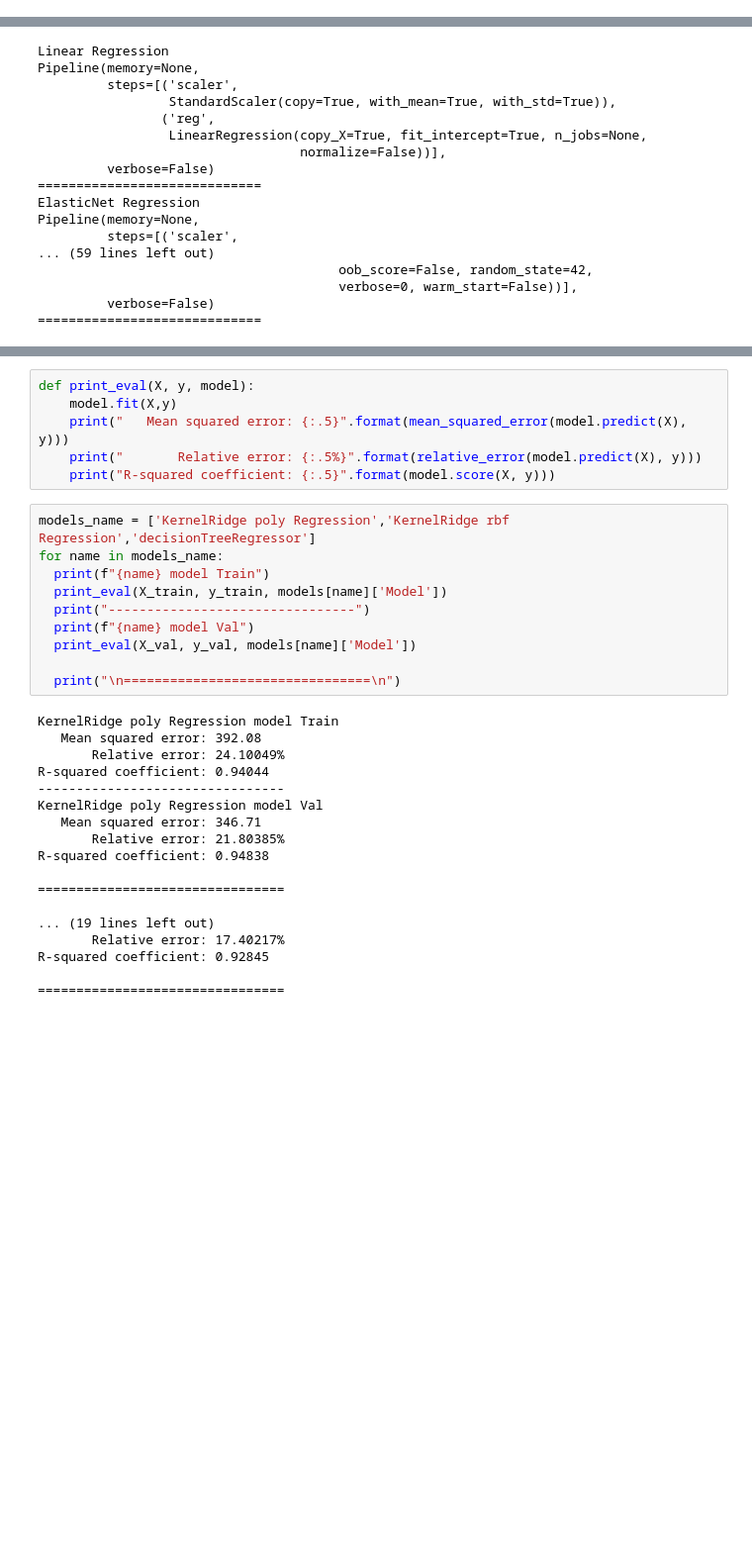
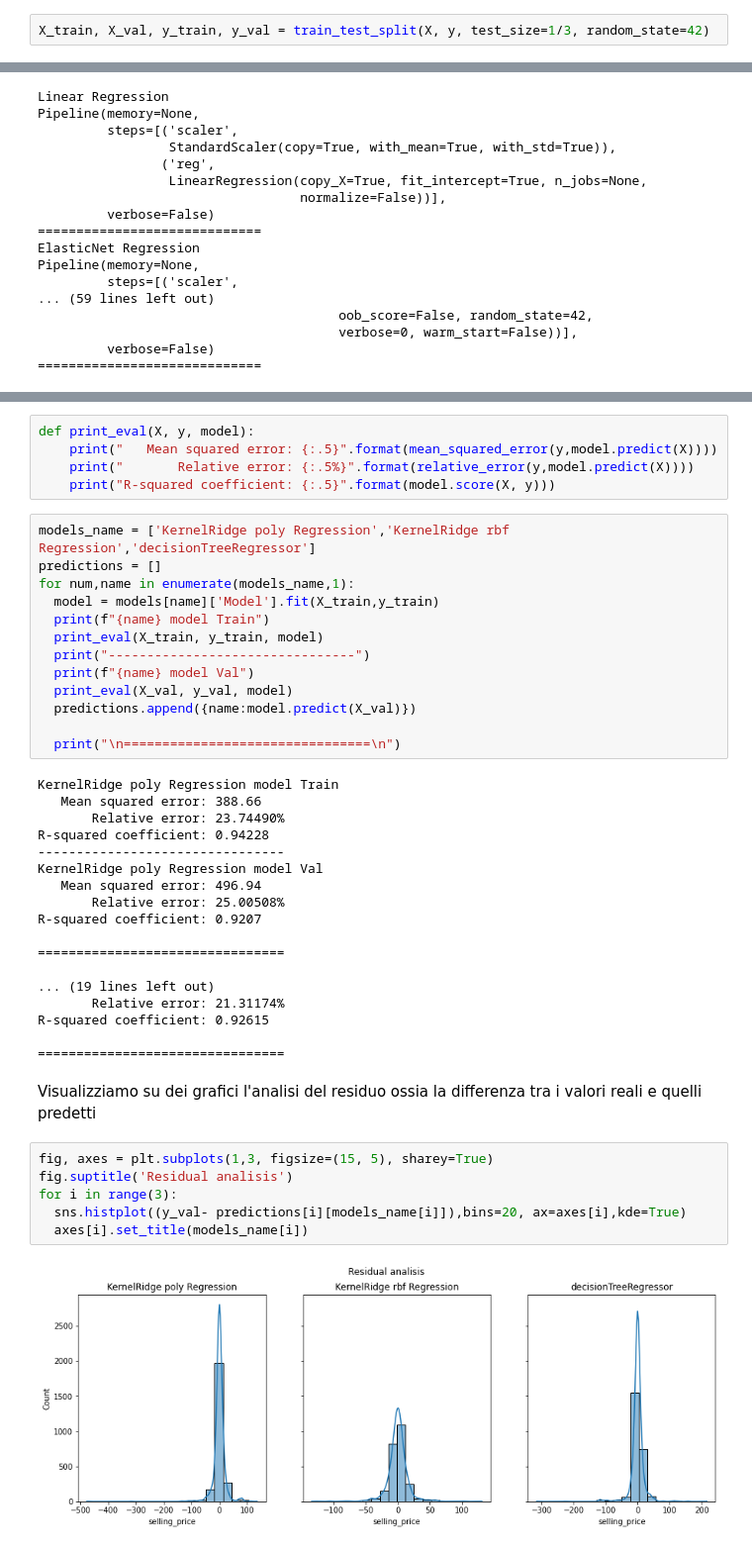
Before and after one commit to MariaMengozzi/esameDI, a Jupyter notebook: Progetto_esame_DI.ipynb, the cells around one changed output, grey strips where cells are left out. Shown at 99% size. Saved outputs shown, nothing was run; the diff lists cells and outputs as text; blank space fills up the shorter version.

```diff
--- a/Progetto_esame_DI.ipynb
+++ b/Progetto_esame_DI.ipynb
@@ -1041,3 +1041,5 @@ Procediamo ora ridividendo il dataset
 # %%
 y = final_data['selling_price']//10000
 X = final_data.drop(columns="selling_price")
+# %%
+X_train, X_val, y_train, y_val = train_test_split(X, y, test_size=1/3, random_state=42)
@@ -1487,35 +1502,47 @@ Sulla base delle accuratezze individuate scegliamo i modelli che minimizzano gli
   - `min_samples_split=0.02`
 # %%
 def print_eval(X, y, model):
-    model.fit(X,y)
-    print("   Mean squared error: {:.5}".format(mean_squared_error(model.predict(X), y)))
-    print("       Relative error: {:.5%}".format(relative_error(model.predict(X), y)))
+    print("   Mean squared error: {:.5}".format(mean_squared_error(y,model.predict(X))))
+    print("       Relative error: {:.5%}".format(relative_error(y,model.predict(X))))
     print("R-squared coefficient: {:.5}".format(model.score(X, y)))
 # %%
 models_name = ['KernelRidge poly Regression','KernelRidge rbf Regression','decisionTreeRegressor']
-for name in models_name:
+predictions = []
+for num,name in enumerate(models_name,1):
+  model = models[name]['Model'].fit(X_train,y_train)
   print(f"{name} model Train")
-  print_eval(X_train, y_train, models[name]['Model'])
+  print_eval(X_train, y_train, model)
   print("--------------------------------")
   print(f"{name} model Val")
-  print_eval(X_val, y_val, models[name]['Model'])
+  print_eval(X_val, y_val, model)
+  predictions.append({name:model.predict(X_val)})
 
   print("\n================================\n")
 # %% [output]
 KernelRidge poly Regression model Train
-   Mean squared error: 392.08
-       Relative error: 24.10049%
-R-squared coefficient: 0.94044
+   Mean squared error: 388.66
+       Relative error: 23.74490%
+R-squared coefficient: 0.94228
 --------------------------------
 KernelRidge poly Regression model Val
-   Mean squared error: 346.71
-       Relative error: 21.80385%
-R-squared coefficient: 0.94838
+   Mean squared error: 496.94
+       Relative error: 25.00508%
+R-squared coefficient: 0.9207
 
 ================================
 
 ... (19 lines left out)
-       Relative error: 17.40217%
-R-squared coefficient: 0.92845
+       Relative error: 21.31174%
+R-squared coefficient: 0.92615
 
 ================================
+# %% [markdown]
+Visualizziamo su dei grafici l'analisi del residuo ossia la differenza tra i valori reali e quelli predetti
+# %%
+fig, axes = plt.subplots(1,3, figsize=(15, 5), sharey=True)
+fig.suptitle('Residual analisis')
+for i in range(3):
+  sns.histplot((y_val- predictions[i][models_name[i]]),bins=20, ax=axes[i],kde=True)
+  axes[i].set_title(models_name[i])
+# %% [output]
+[figure, added]
```
Also changed, not shown: parts of 20 cells of this notebook.
